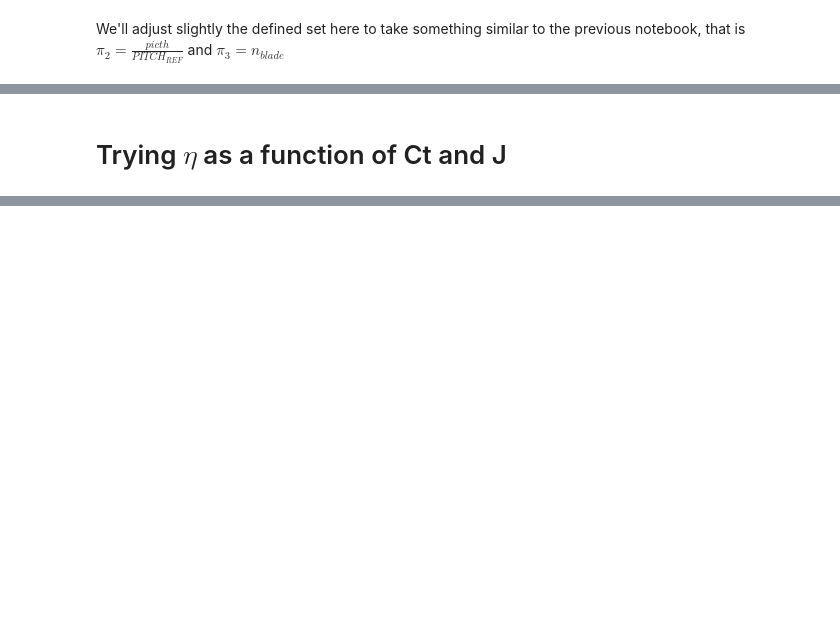
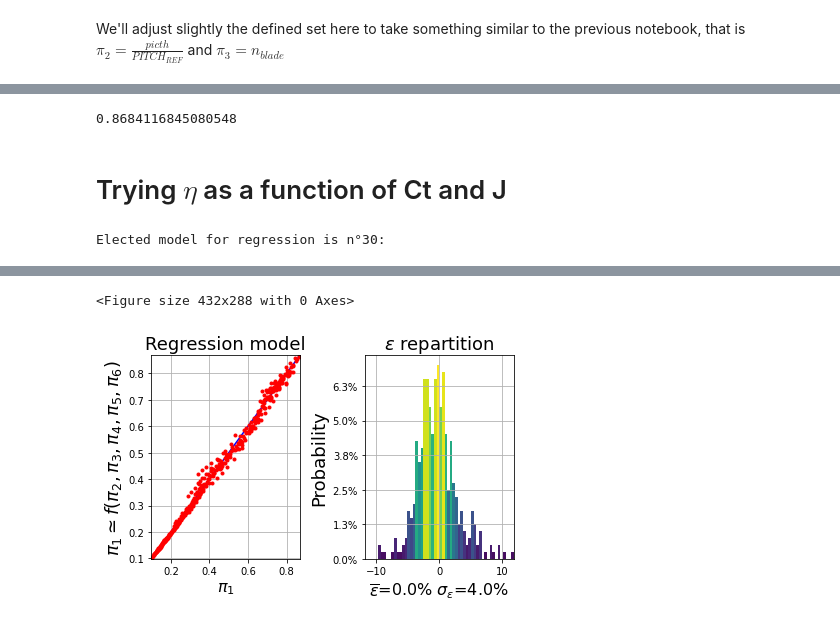
Before and after one commit to florentLutz/FAST-OAD-CS23-HE, a Jupyter notebook: src/fastga_he/models/propulsion/components/propulsor/propeller/unit_tests/d_var_prop_vplm.ipynb, the cells around one changed output, grey strips where cells are left out. Drawn from its saved outputs; the diff is of its cells as text; code cells hidden in the pictures; blank space fills up the shorter version.

```diff
--- a/src/fastga_he/models/propulsion/components/propulsor/propeller/unit_tests/d_var_prop_vplm.ipynb
+++ b/src/fastga_he/models/propulsion/components/propulsor/propeller/unit_tests/d_var_prop_vplm.ipynb
@@ -153,15 +202,39 @@ proper_result_idx = np.where(abs(eta_array - 0.5) < 0.5)[0]
 # %%
+from functools import reduce
+
+# proper_result_idx = np.where(abs(eta_array - 0.5) < 0.5)[0]
+proper_result_idx_1 = np.where(eta_array!=np.nan)
+proper_result_idx_2 = np.where(eta_array>0.0)
+proper_result_idx_3 = np.where(thrust_array>0.0)
+proper_result_idx_4 = np.where(power_array>0.0)
+
+proper_result_idx = reduce(
+    np.intersect1d,
+    (
+        proper_result_idx_1,
+        proper_result_idx_2,
+        proper_result_idx_3,
+        proper_result_idx_4,
+    )
+)
+
 thrust_array = thrust_array[proper_result_idx]
 power_array = power_array[proper_result_idx]
 eta_array = eta_array[proper_result_idx]
 
 n_rot_val = n_rot_val[proper_result_idx]
-d_val = d_val[proper_result_idx]
+D_val = D_val[proper_result_idx]
 n_blade_val = n_blade_val[proper_result_idx]
-rho_val = rho_val[proper_result_idx]
+RHO_val = RHO_val[proper_result_idx]
 pitch_val = pitch_val[proper_result_idx]
 PITCH_REF_val = PITCH_REF_val[proper_result_idx]
 v_val = v_val[proper_result_idx]
+
+altitude = new_altitude[proper_result_idx]
+
+print(np.max(eta_array))
+# %% [output]
+0.8684116845080548
 # %% [markdown]
 # Trying $\eta$ as a function of Ct and J
 # %%
@@ -170,17 +243,23 @@ from pyvplm.addon.variablepowerlaw import regression_models, perform_regression
 
 import pandas as pd
 
+atm = Atmosphere(altitude, altitude_in_feet=False)
+
 pi1 = eta_array
-pi2 = thrust_array / (rho_val * n_rot_val ** 2 * d_val ** 4)
-pi3 = v_val / (n_rot_val * d_val)
-pi4 = n_blade_val * 0.121 * 2 / np.pi # Approximately the rotor solidity to be computed properly in the following attempts
+pi2 = thrust_array / (RHO_val * n_rot_val ** 2 * D_val ** 4)
+pi3 = v_val / (n_rot_val * D_val)
+pi4 = np.sqrt(v_val**2.0 + n_rot_val ** 2.0 * (D_val / 2.0) ** 2.0) / atm.speed_of_sound
+pi5 = v_val * D_val / atm.kinematic_viscosity
+pi6 = n_blade_val * 0.121 * 2 / np.pi # Approximately the rotor solidity to be computed properly in the following attempts
 # but in this one the aspect ratio of the blade is 1D of the dimater
 # Somehow reduced the deviation :O
-doe_eta = np.c_[pi1, pi2, pi3, pi4]
-doe_eta = pd.DataFrame(doe_eta, columns=["pi1", "pi2", "pi3", "pi4"])
+doe_eta = np.c_[pi1, pi2, pi3, pi4, pi5, pi6]
+doe_eta = pd.DataFrame(doe_eta, columns=["pi1", "pi2", "pi3", "pi4", "pi5", "pi6"])
 
 # Fit with 3rd order power-law model the obtained Pi DOE
 model = regression_models(
     doe_eta.values, elected_pi0="pi1", order=3, log_space=True, ymax_axis=10, test_mode=True
 )
-perform_regression(doe_eta.values, model, choosen_model=20)
+perform_regression(doe_eta.values, model, choosen_model=30)
+# %% [output]
+Elected model for regression is n°30:
@@ -186,0 +267,2 @@ perform_regression(doe_eta.values, model, choosen_model=20)
+<Figure size 432x288 with 0 Axes>
+[figure, added]
```
Also changed, not shown: parts of 12 cells of this notebook, 7 other files.
